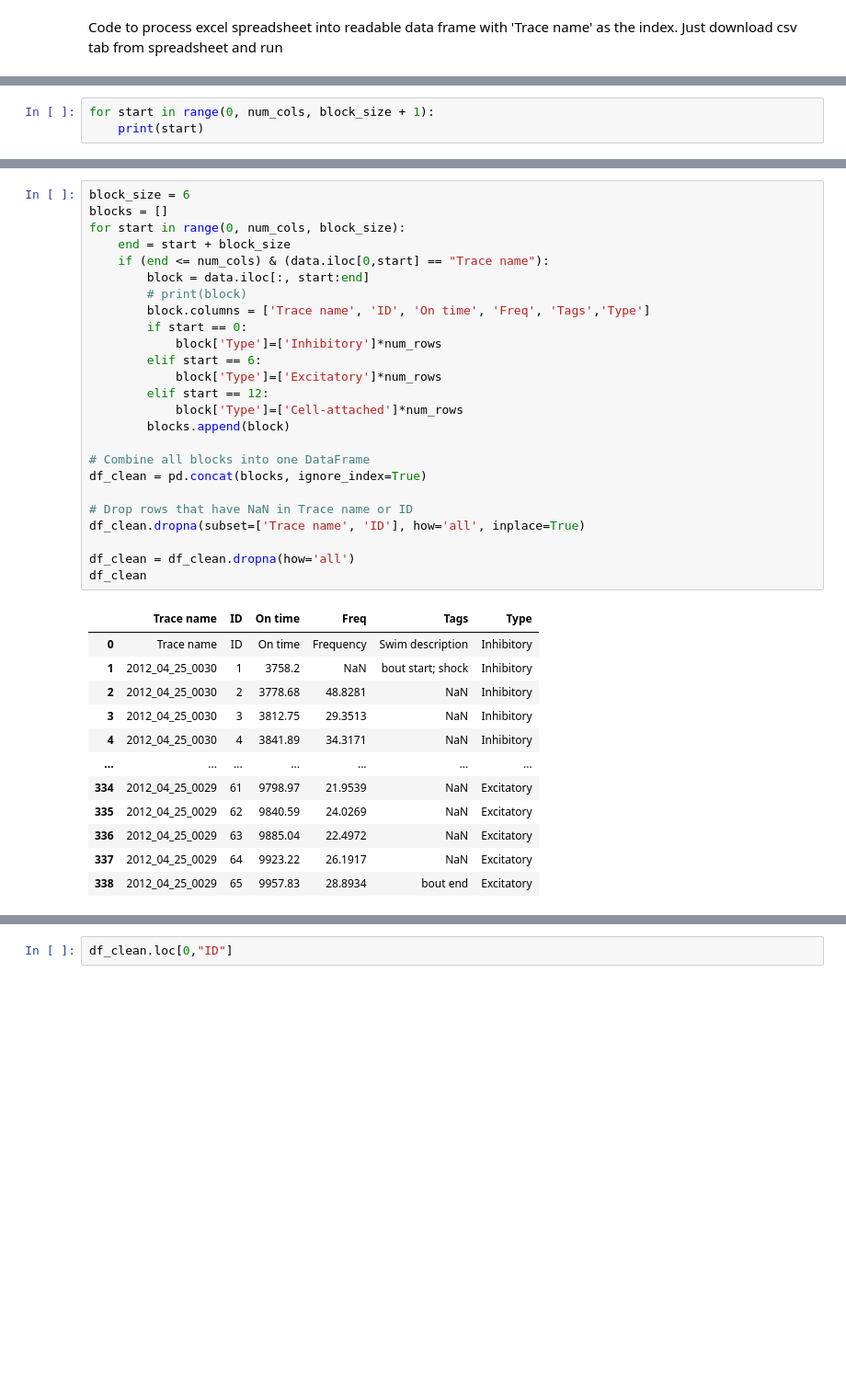
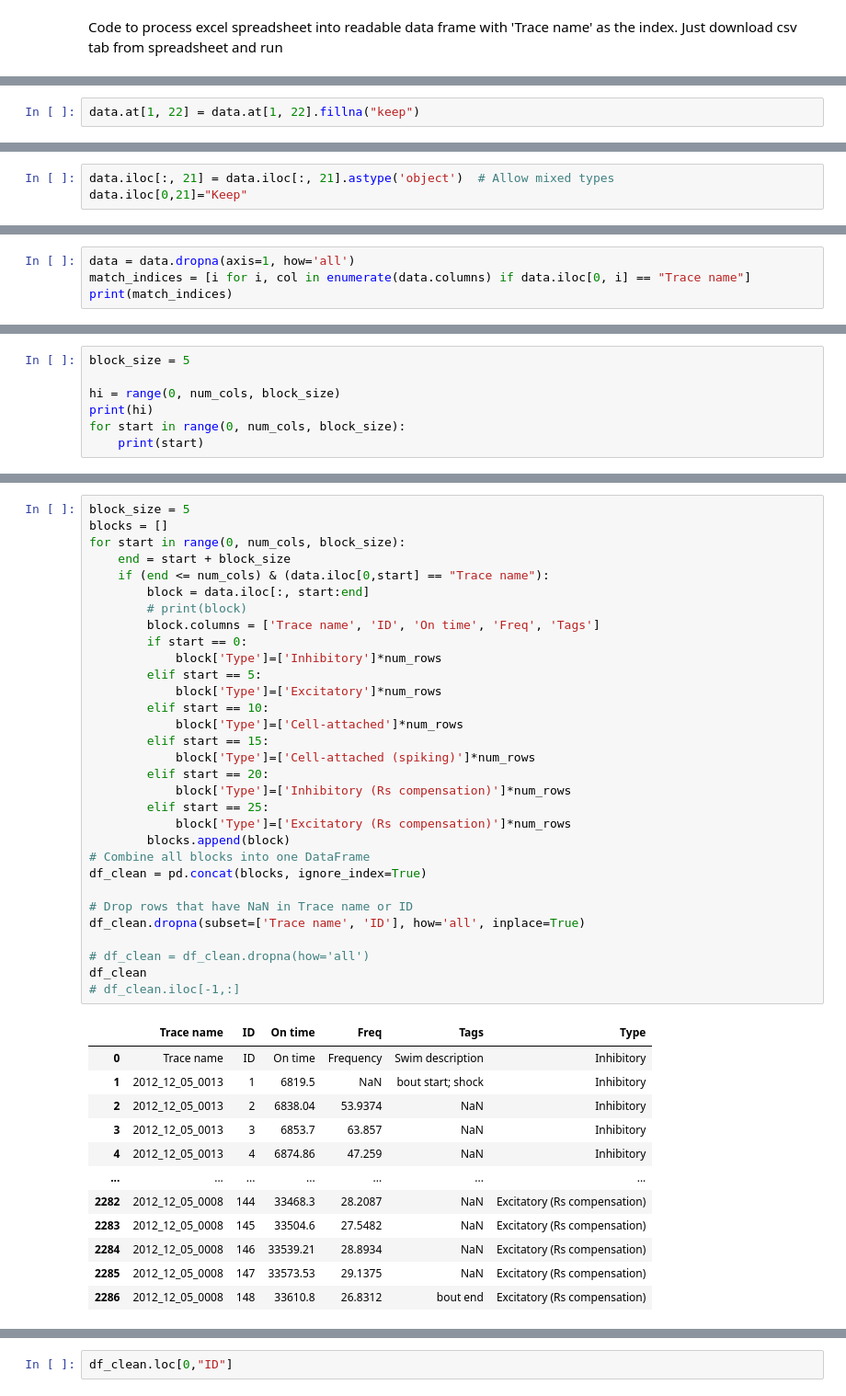
Before and after one commit to haleycab/murray-neuroscience-lab, a Jupyter notebook: Excel processor/process_excel.ipynb, the cells around one changed output, grey strips where cells are left out. Shown: that part at 92% size. Cells and saved outputs as stored; diff of their text form; blank space fills up the shorter version.

```diff
--- a/Excel processor/process_excel.ipynb
+++ b/Excel processor/process_excel.ipynb
@@ -37,0 +102,2 @@ data
+# %%
+data.at[1, 22] = data.at[1, 22].fillna("keep")
@@ -38,3 +106,6 @@ data
+# %%
+data.iloc[:, 21] = data.iloc[:, 21].astype('object')  # Allow mixed types
+data.iloc[0,21]="Keep"
 # %%
 # Each block has 5 columns: Trace name, ID, On time, Freq, Tags
 num_cols = data.shape[1]
@@ -44,0 +116,4 @@ print(num_rows)
+# %%
+data = data.dropna(axis=1, how='all')
+match_indices = [i for i, col in enumerate(data.columns) if data.iloc[0, i] == "Trace name"]
+print(match_indices)
@@ -47,6 +124,10 @@ data.iloc[0,6]
 # %% [output]
 'Trace name'
 # %%
-for start in range(0, num_cols, block_size + 1):
+block_size = 5
+
+hi = range(0, num_cols, block_size)
+print(hi)
+for start in range(0, num_cols, block_size):
     print(start)
 # %% [output]
@@ -56,38 +135,44 @@ for start in range(0, num_cols, block_size + 1):
 # %%
-block_size = 6
+block_size = 5
 blocks = []
 for start in range(0, num_cols, block_size):
     end = start + block_size
     if (end <= num_cols) & (data.iloc[0,start] == "Trace name"):
         block = data.iloc[:, start:end]
         # print(block)
-        block.columns = ['Trace name', 'ID', 'On time', 'Freq', 'Tags','Type']
+        block.columns = ['Trace name', 'ID', 'On time', 'Freq', 'Tags']
         if start == 0:
             block['Type']=['Inhibitory']*num_rows
-        elif start == 6:
+        elif start == 5:
             block['Type']=['Excitatory']*num_rows
-        elif start == 12:
+        elif start == 10:
             block['Type']=['Cell-attached']*num_rows
+        elif start == 15:
+            block['Type']=['Cell-attached (spiking)']*num_rows
+        elif start == 20:
+            block['Type']=['Inhibitory (Rs compensation)']*num_rows
+        elif start == 25:
+            block['Type']=['Excitatory (Rs compensation)']*num_rows
         blocks.append(block)
-
 # Combine all blocks into one DataFrame
 df_clean = pd.concat(blocks, ignore_index=True)
 
 # Drop rows that have NaN in Trace name or ID
 df_clean.dropna(subset=['Trace name', 'ID'], how='all', inplace=True)
 
-df_clean = df_clean.dropna(how='all')
+# df_clean = df_clean.dropna(how='all')
 df_clean
+# df_clean.iloc[-1,:]
 # %% [output]
 |  | Trace name | ID | On time | Freq | Tags | Type |
 | 0 | Trace name | ID | On time | Frequency | Swim description | Inhibitory |
-| 1 | 2012_04_25_0030 | 1 | 3758.2 | NaN | bout start; shock | Inhibitory |
-| 2 | 2012_04_25_0030 | 2 | 3778.68 | 48.8281 | NaN | Inhibitory |
-| 3 | 2012_04_25_0030 | 3 | 3812.75 | 29.3513 | NaN | Inhibitory |
-| 4 | 2012_04_25_0030 | 4 | 3841.89 | 34.3171 | NaN | Inhibitory |
+| 1 | 2012_12_05_0013 | 1 | 6819.5 | NaN | bout start; shock | Inhibitory |
+| 2 | 2012_12_05_0013 | 2 | 6838.04 | 53.9374 | NaN | Inhibitory |
+| 3 | 2012_12_05_0013 | 3 | 6853.7 | 63.857 | NaN | Inhibitory |
+| 4 | 2012_12_05_0013 | 4 | 6874.86 | 47.259 | NaN | Inhibitory |
 | ... | ... | ... | ... | ... | ... | ... |
-| 334 | 2012_04_25_0029 | 61 | 9798.97 | 21.9539 | NaN | Excitatory |
-| 335 | 2012_04_25_0029 | 62 | 9840.59 | 24.0269 | NaN | Excitatory |
-| 336 | 2012_04_25_0029 | 63 | 9885.04 | 22.4972 | NaN | Excitatory |
-| 337 | 2012_04_25_0029 | 64 | 9923.22 | 26.1917 | NaN | Excitatory |
-| 338 | 2012_04_25_0029 | 65 | 9957.83 | 28.8934 | bout end | Excitatory |
+| 2282 | 2012_12_05_0008 | 144 | 33468.3 | 28.2087 | NaN | Excitatory (Rs compensation) |
+| 2283 | 2012_12_05_0008 | 145 | 33504.6 | 27.5482 | NaN | Excitatory (Rs compensation) |
+| 2284 | 2012_12_05_0008 | 146 | 33539.21 | 28.8934 | NaN | Excitatory (Rs compensation) |
+| 2285 | 2012_12_05_0008 | 147 | 33573.53 | 29.1375 | NaN | Excitatory (Rs compensation) |
+| 2286 | 2012_12_05_0008 | 148 | 33610.8 | 26.8312 | bout end | Excitatory (Rs compensation) |
```
Also changed, not shown: parts of 20 cells of this notebook, 43 other files.
